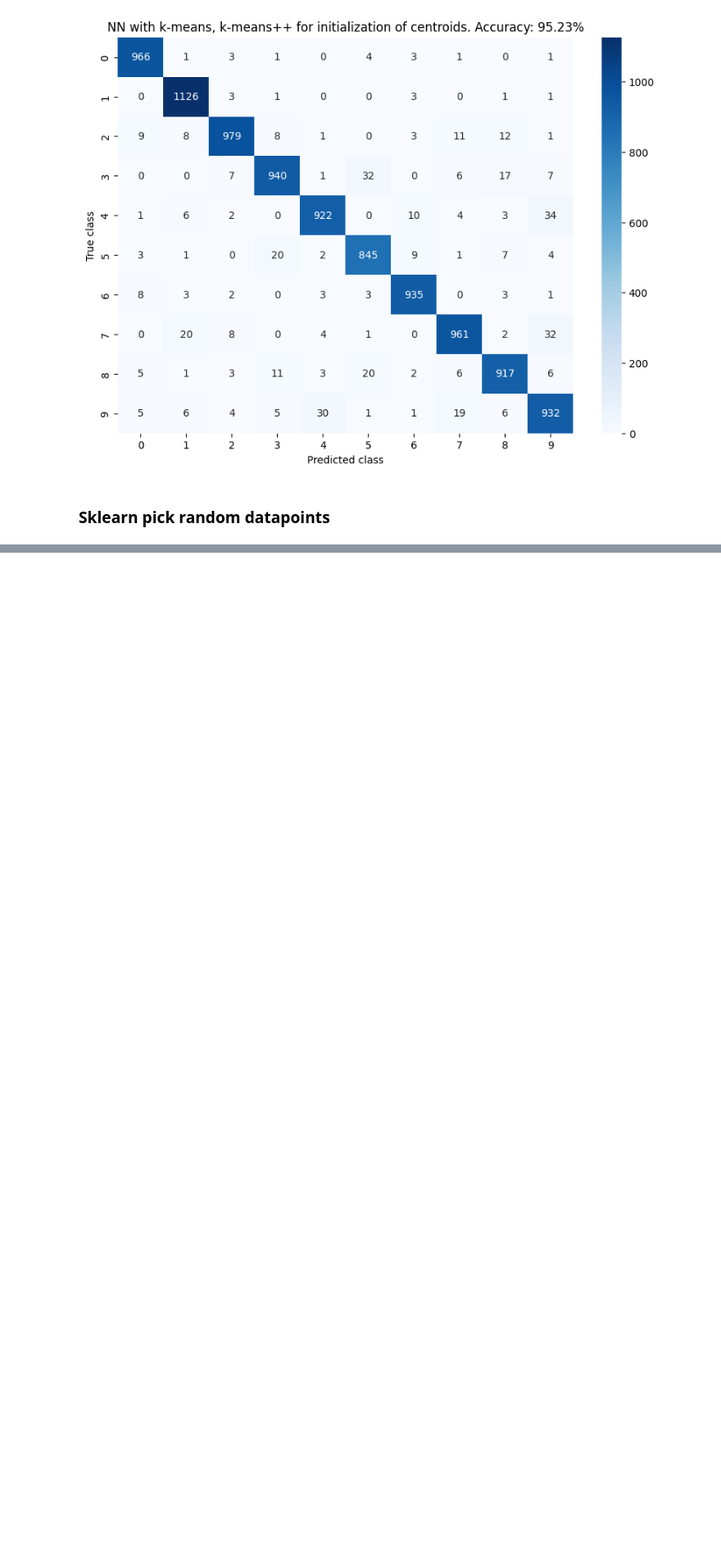
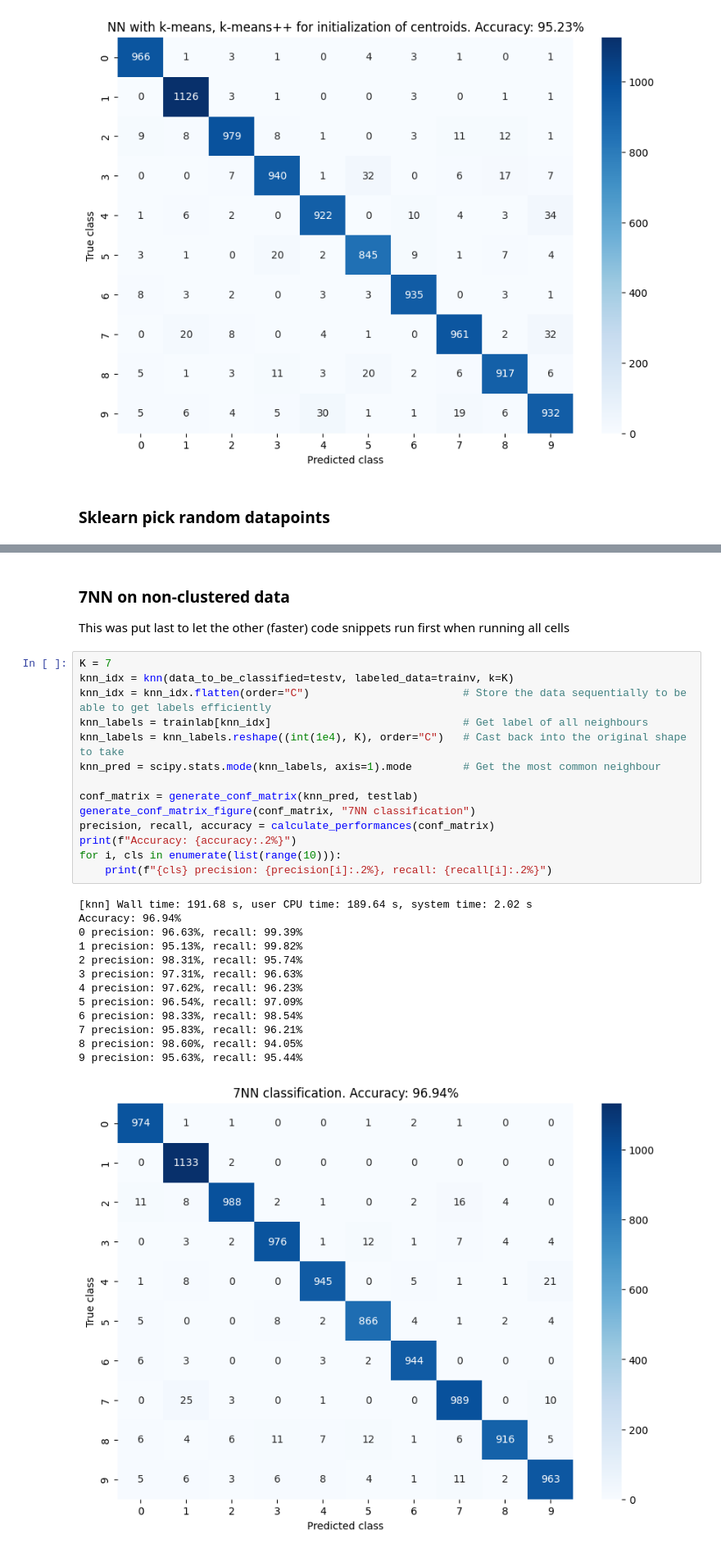
Before and after one commit to Martin-Ansteensen/TTT4275-Classification-project, a Jupyter notebook: Number_task/Numbers.ipynb, the cells around one changed output, grey strips where cells are left out. Shown at 82% size. Drawn from its saved outputs; the diff is of its cells as text; blank space fills up the shorter version.

```diff
--- a/Number_task/Numbers.ipynb
+++ b/Number_task/Numbers.ipynb
@@ -708,0 +724,31 @@ Wall time: 43.2 s
+# %% [markdown]
+### 7NN on non-clustered data
+This was put last to let the other (faster) code snippets run first when running all cells
+# %%
+K = 7
+knn_idx = knn(data_to_be_classified=testv, labeled_data=trainv, k=K)
+knn_idx = knn_idx.flatten(order="C")                        # Store the data sequentially to be able to get labels efficiently
+knn_labels = trainlab[knn_idx]                              # Get label of all neighbours
+knn_labels = knn_labels.reshape((int(1e4), K), order="C")   # Cast back into the original shape to take
+knn_pred = scipy.stats.mode(knn_labels, axis=1).mode        # Get the most common neighbour
+
+conf_matrix = generate_conf_matrix(knn_pred, testlab)
+generate_conf_matrix_figure(conf_matrix, "7NN classification")
+precision, recall, accuracy = calculate_performances(conf_matrix)
+print(f"Accuracy: {accuracy:.2%}")
+for i, cls in enumerate(list(range(10))):
+    print(f"{cls} precision: {precision[i]:.2%}, recall: {recall[i]:.2%}")
+# %% [output]
+[knn] Wall time: 191.68 s, user CPU time: 189.64 s, system time: 2.02 s
+Accuracy: 96.94%
+0 precision: 96.63%, recall: 99.39%
+1 precision: 95.13%, recall: 99.82%
+2 precision: 98.31%, recall: 95.74%
+3 precision: 97.31%, recall: 96.63%
+4 precision: 97.62%, recall: 96.23%
+5 precision: 96.54%, recall: 97.09%
+6 precision: 98.33%, recall: 98.54%
+7 precision: 95.83%, recall: 96.21%
+8 precision: 98.60%, recall: 94.05%
+9 precision: 95.63%, recall: 95.44%
+[figure, added]
```
Also changed, not shown: parts of 14 cells of this notebook.
